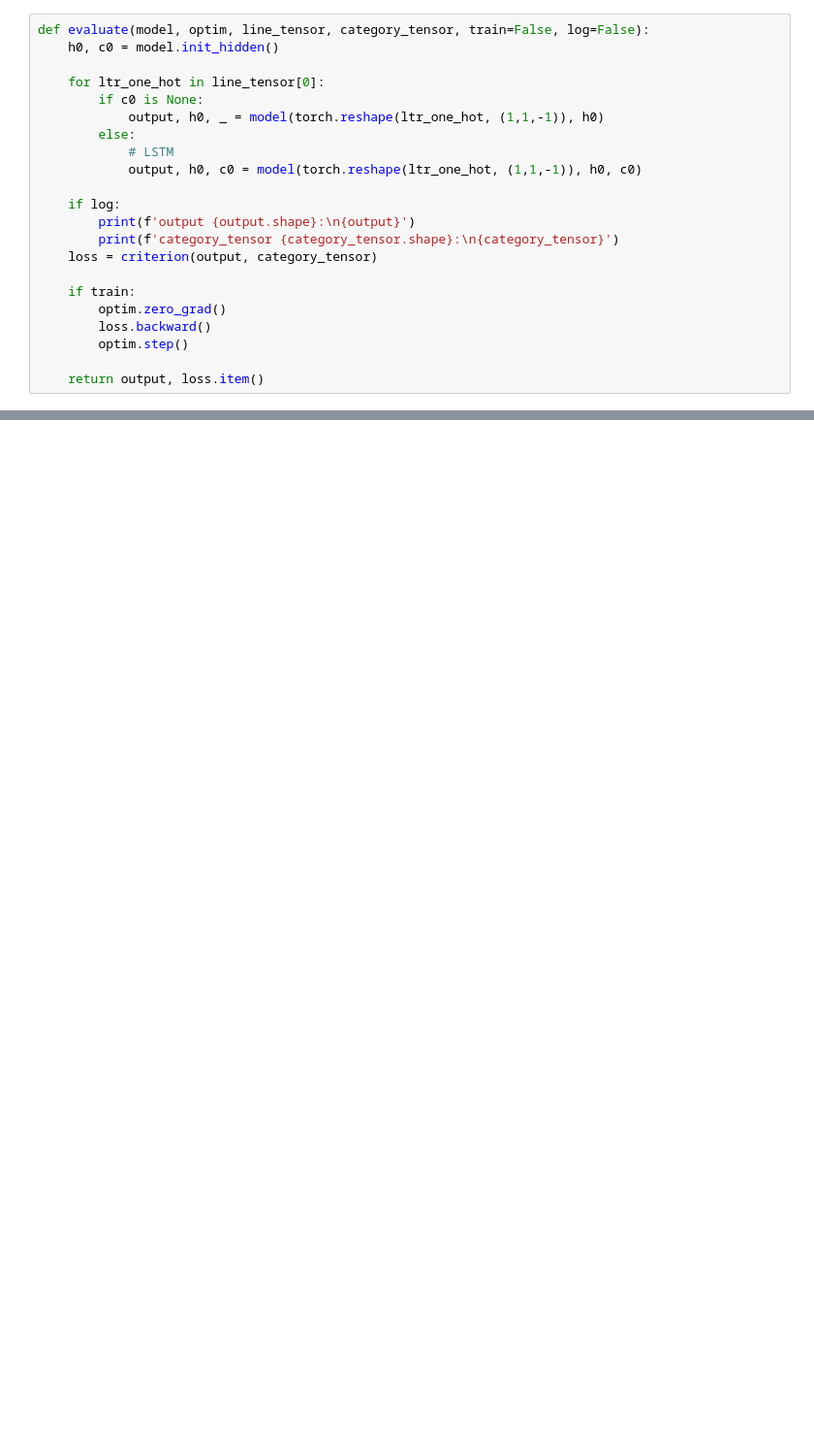
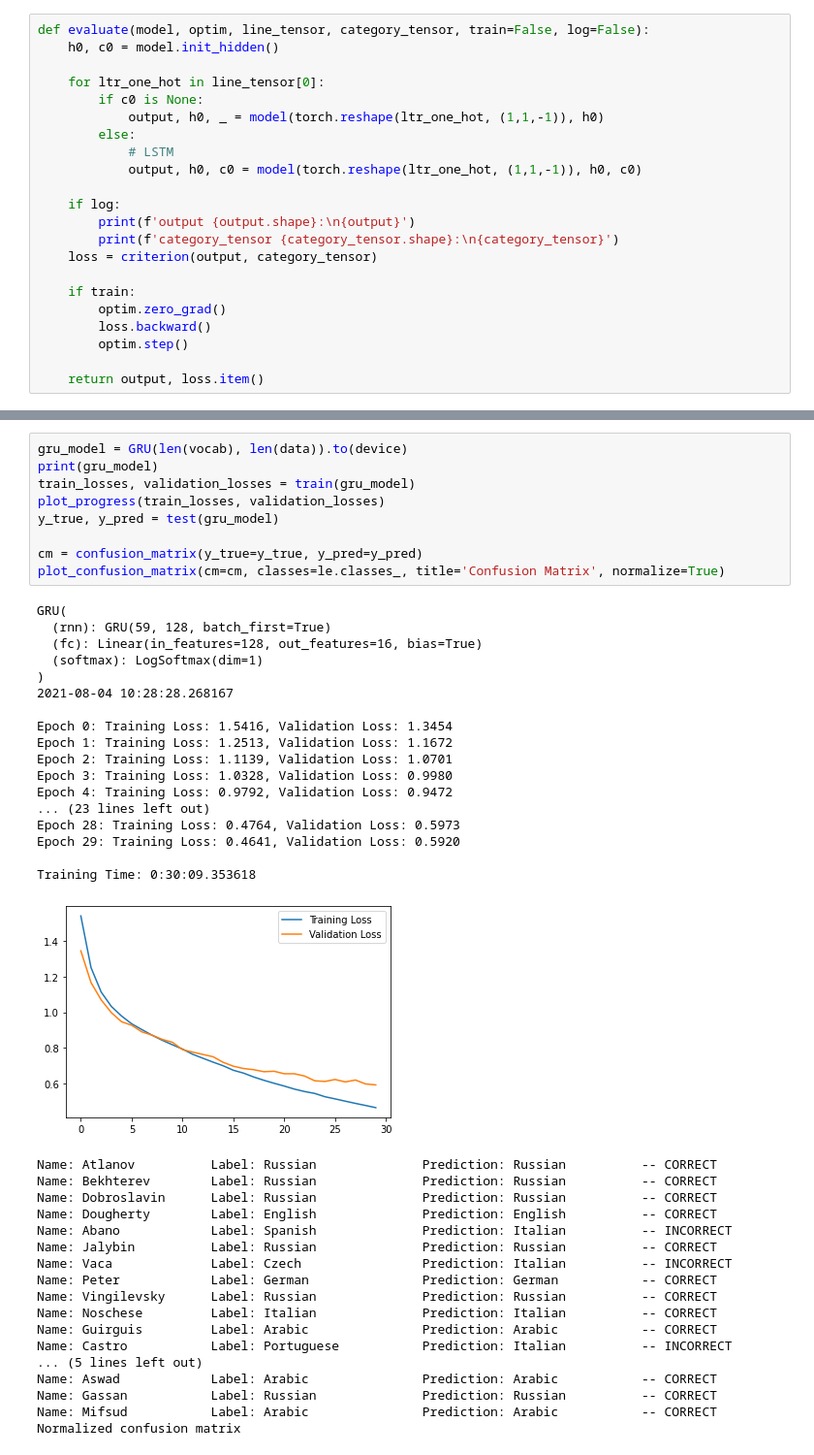
Before and after one commit to masalha-alaa/name-classification-pytorch, a Jupyter notebook: name_classification_rnn.ipynb, the cells around one changed output, grey strips where cells are left out. Shown at 97% size. Drawn from its saved outputs; the diff is of its cells as text; blank space fills up the shorter version.

```diff
--- a/name_classification_rnn.ipynb
+++ b/name_classification_rnn.ipynb
@@ -622,0 +608,45 @@ Name: schrijnemakers   Label: Dutch                Prediction: Dutch
+# %%
+gru_model = GRU(len(vocab), len(data)).to(device)
+print(gru_model)
+train_losses, validation_losses = train(gru_model)
+plot_progress(train_losses, validation_losses)
+y_true, y_pred = test(gru_model)
+
+cm = confusion_matrix(y_true=y_true, y_pred=y_pred)
+plot_confusion_matrix(cm=cm, classes=le.classes_, title='Confusion Matrix', normalize=True)
+# %% [output]
+GRU(
+  (rnn): GRU(59, 128, batch_first=True)
+  (fc): Linear(in_features=128, out_features=16, bias=True)
+  (softmax): LogSoftmax(dim=1)
+)
+2021-08-04 10:28:28.268167
+
+Epoch 0: Training Loss: 1.5416, Validation Loss: 1.3454
+Epoch 1: Training Loss: 1.2513, Validation Loss: 1.1672
+Epoch 2: Training Loss: 1.1139, Validation Loss: 1.0701
+Epoch 3: Training Loss: 1.0328, Validation Loss: 0.9980
+Epoch 4: Training Loss: 0.9792, Validation Loss: 0.9472
+... (23 lines left out)
+Epoch 28: Training Loss: 0.4764, Validation Loss: 0.5973
+Epoch 29: Training Loss: 0.4641, Validation Loss: 0.5920
+
+Training Time: 0:30:09.353618
+[figure, added]
+Name: Atlanov          Label: Russian              Prediction: Russian          -- CORRECT
+Name: Bekhterev        Label: Russian              Prediction: Russian          -- CORRECT
+Name: Dobroslavin      Label: Russian              Prediction: Russian          -- CORRECT
+Name: Dougherty        Label: English              Prediction: English          -- CORRECT
+Name: Abano            Label: Spanish              Prediction: Italian          -- INCORRECT
+Name: Jalybin          Label: Russian              Prediction: Russian          -- CORRECT
+Name: Vaca             Label: Czech                Prediction: Italian          -- INCORRECT
+Name: Peter            Label: German               Prediction: German           -- CORRECT
+Name: Vingilevsky      Label: Russian              Prediction: Russian          -- CORRECT
+Name: Noschese         Label: Italian              Prediction: Italian          -- CORRECT
+Name: Guirguis         Label: Arabic               Prediction: Arabic           -- CORRECT
+Name: Castro           Label: Portuguese           Prediction: Italian          -- INCORRECT
+... (5 lines left out)
+Name: Aswad            Label: Arabic               Prediction: Arabic           -- CORRECT
+Name: Gassan           Label: Russian              Prediction: Russian          -- CORRECT
+Name: Mifsud           Label: Arabic               Prediction: Arabic           -- CORRECT
+Normalized confusion matrix
```
Also changed, not shown: parts of 20 cells of this notebook.
